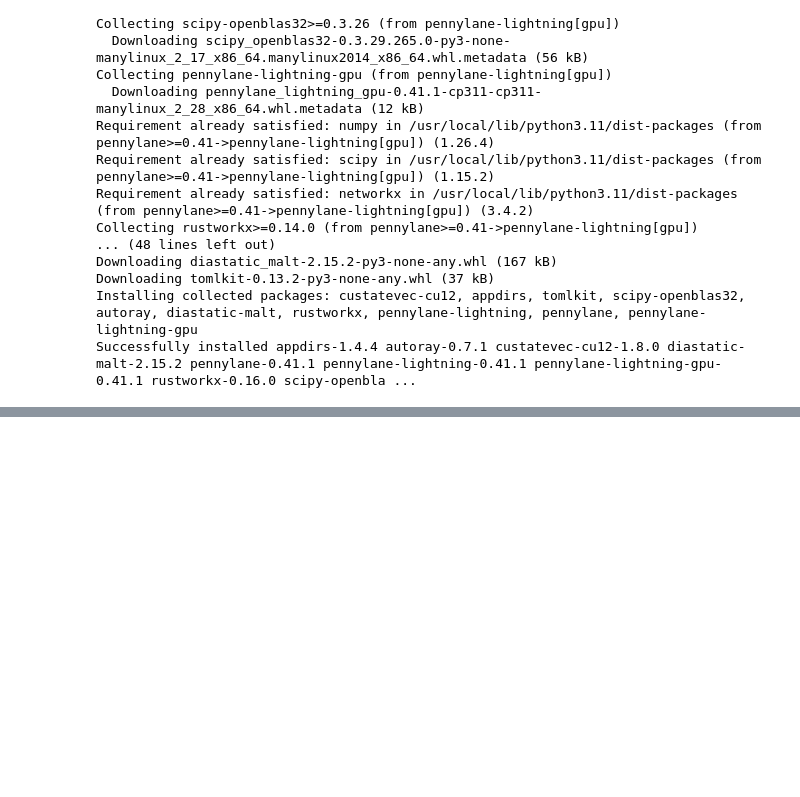
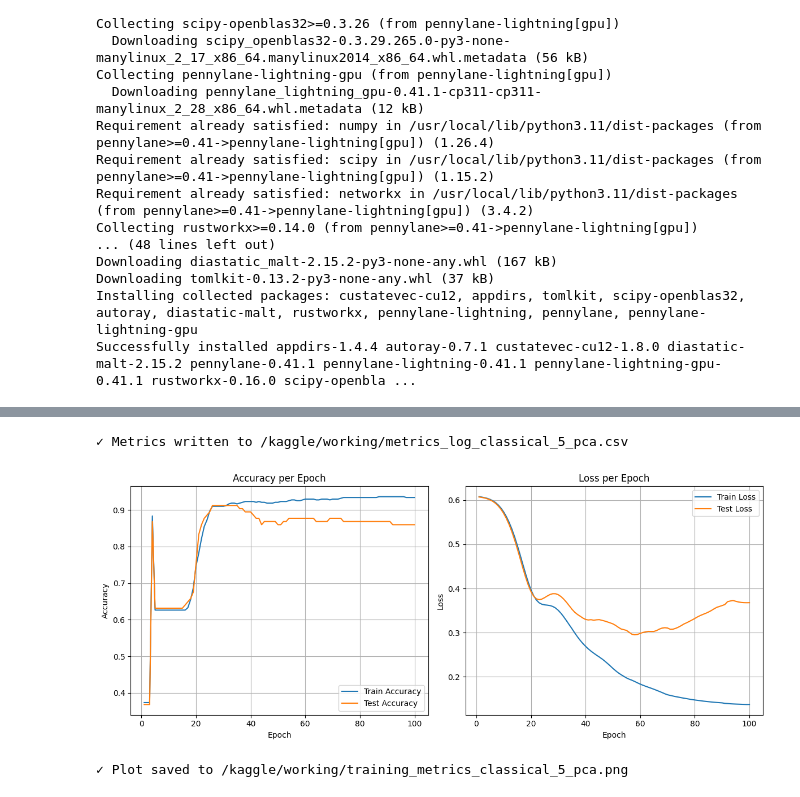
Before and after one commit to forcodingakp/Medical_image_classifier, a Jupyter notebook: vqc-qpca-v2-d419a1.ipynb, the cells around one changed output, grey strips where cells are left out. Saved outputs shown, nothing was run; the diff lists cells and outputs as text; code cells hidden in the pictures; blank space fills up the shorter version.

Commit message:
Kaggle Notebook | 5Qubit_without_pca_and_classical | Version 4

```diff
--- a/vqc-qpca-v2-d419a1.ipynb
+++ b/vqc-qpca-v2-d419a1.ipynb
@@ -106,7 +106,7 @@ def compute_metrics(params, X, y):
 np.random.seed(42)
 params = np.random.uniform(-0.1, 0.1, 23, requires_grad=True)
 opt = qml.AdamOptimizer(0.01)
-epochs = 100
+epochs = 101
 
 train_losses = []
 test_losses = []
@@ -200,0 +201,18 @@ plt.savefig('training_metrics.png')
+# %%
+import csv
+
+csv_file = '/kaggle/working/metrics_log_5_pca.csv'
+
+with open(csv_file, mode='w', newline='') as file:
+    writer = csv.writer(file)
+    # header
+    writer.writerow(['epoch', 'train_acc', 'test_acc', 'train_loss', 'test_loss'])
+
+    for epoch in range(len(train_accs)):
+        writer.writerow([
+            epoch + 1,
+            train_accs[epoch],
+            test_accs[epoch],
+            train_losses[epoch],
+            test_losses[epoch]
+        ])
@@ -200,0 +388,53 @@ plt.savefig('training_metrics.png')
+# %%
+# ── Export classical-model metrics to CSV ─────────────────────────────────
+import csv
+import os
+
+csv_file = '/kaggle/working/metrics_log_classical_5_pca.csv'
+
+with open(csv_file, mode='w', newline='') as file:
+    writer = csv.writer(file)
+    writer.writerow(['epoch', 'train_acc', 'test_acc', 'train_loss', 'test_loss'])
+
+    for epoch, (tr_a, te_a, tr_l, te_l) in enumerate(
+            zip(train_accs, test_accs, train_losses, test_losses), start=1):
+        writer.writerow([epoch, tr_a, te_a, tr_l, te_l])
+
+print(f"✓ Metrics written to {csv_file}")
+# %% [output]
+✓ Metrics written to /kaggle/working/metrics_log_classical_5_pca.csv
+# %%
+# ── Plot & save accuracy / loss curves ───────────────────────────────────
+import matplotlib.pyplot as plt
+
+plt.figure(figsize=(12, 5))
+
+# Accuracy subplot
+plt.subplot(1, 2, 1)
+plt.plot(range(1, len(train_accs) + 1), train_accs, label='Train Accuracy')
+plt.plot(range(1, len(test_accs) + 1),  test_accs,  label='Test Accuracy')
+plt.title('Accuracy per Epoch')
+plt.xlabel('Epoch')
+plt.ylabel('Accuracy')
+plt.legend()
+plt.grid(True)
+
+# Loss subplot
+plt.subplot(1, 2, 2)
+plt.plot(range(1, len(train_losses) + 1), train_losses, label='Train Loss')
+plt.plot(range(1, len(test_losses) + 1),  test_losses,  label='Test Loss')
+plt.title('Loss per Epoch')
+plt.xlabel('Epoch')
+plt.ylabel('Loss')
+plt.legend()
+plt.grid(True)
+
+plt.tight_layout()
+plot_file = '/kaggle/working/training_metrics_classical_5_pca.png'
+plt.savefig(plot_file, dpi=300)
+plt.show()
+
+print(f"✓ Plot saved to {plot_file}")
+# %% [output]
+[figure, added]
+✓ Plot saved to /kaggle/working/training_metrics_classical_5_pca.png
```
Also changed, not shown: parts of 4 cells of this notebook.
